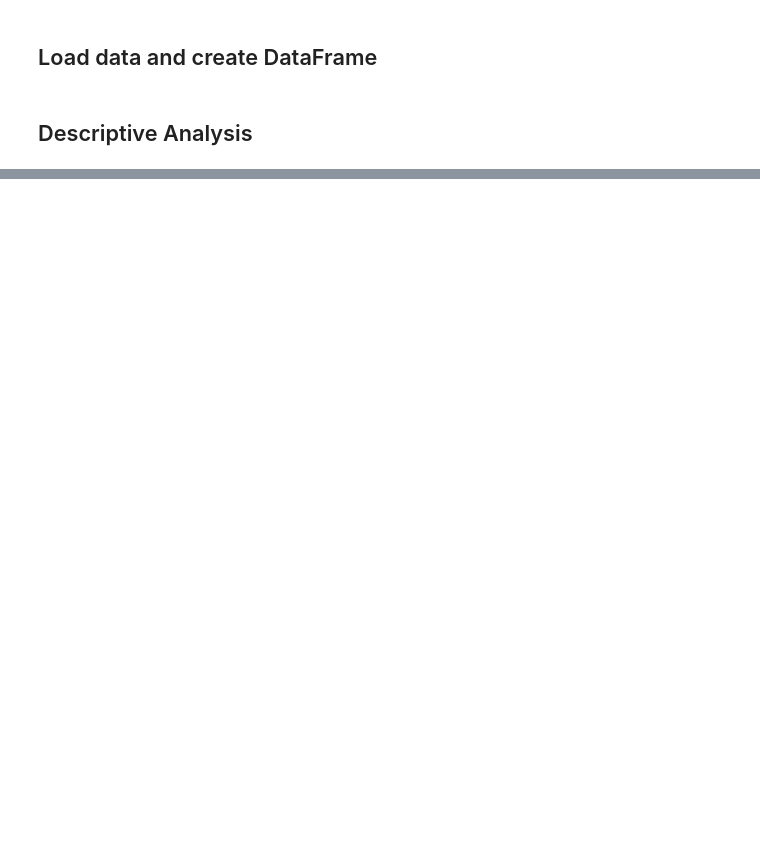
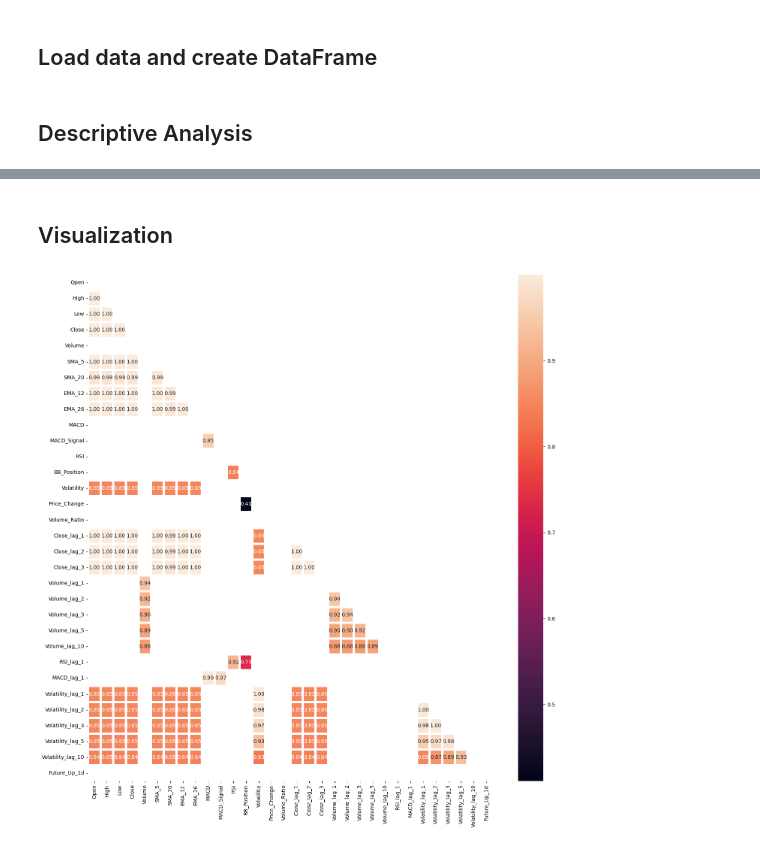
Before and after one commit to 4GeeksAcademy/sp-ml-20-final-project-g3, a Jupyter notebook: src/eda-obj1-english.ipynb, the cells around one changed output, grey strips where cells are left out. Cells and saved outputs as stored; diff of their text form; code cells hidden in the pictures; blank space fills up the shorter version.

```diff
--- a/src/eda-obj1-english.ipynb
+++ b/src/eda-obj1-english.ipynb
@@ -20,6 +106,15 @@ file_path = r"......"
 # %%
-# Read the parquet file using pandas
-df = pd.read_parquet(file_path, engine="pyarrow")
+# List Parquet files starting with 'data'
+all_files = glob.glob(os.path.join(path, 'data*.parquet'))
+# %%
+# Read each Parquet file and store it in a list of DataFrames
+df_list = []
+for filename in all_files:
+    df_part = pd.read_parquet(filename, engine='pyarrow')
+    df_list.append(df_part)
+# %%
+# Concatenate all DataFrames into a single DataFrame
+df = pd.concat(df_list, axis=0, ignore_index=True)
 # %% [markdown]
 ## Descriptive Analysis
 # %%
@@ -117,0 +220,9 @@ df.describe()
+# %%
+# Remove columns that will not be used initially for exploratory analysis or modeling.
+df = df.drop(['Date','Dividends', 'Stock Splits', 'SMA_10', 'SMA_50', 'MACD_Histogram', 'BB_Middle',
+              'BB_Upper', 'BB_Lower', 'BB_Width', 'Price_Change_5d', 'High_Low_Ratio', 'Open_Close_Ratio', 'Volume_SMA',
+              'Close_lag_5', 'Close_lag_10','Price_Change_lag_1', 'Price_Change_lag_2',
+              'Price_Change_lag_3', 'Price_Change_lag_5', 'Price_Change_lag_10', 'RSI_lag_2', 'RSI_lag_3', 'RSI_lag_5', 'RSI_lag_10',
+              'MACD_lag_2', 'MACD_lag_3', 'MACD_lag_5', 'MACD_lag_10', 'Future_Category_1d', 'Future_Return_5d',
+              'Future_Up_5d', 'Future_Category_5d', 'Future_Return_10d','Future_Up_10d', 'Future_Category_10d',
+              'Future_Return_20d', 'Future_Up_20d', 'Future_Category_20d','Future_Return_1d'], axis=1)
@@ -117,0 +271,21 @@ df.describe()
+# %% [markdown]
+## Visualization
+# %%
+# Create a DataFrame with only numeric columns (excluding 'Ticker')
+df_filtrado = df.drop(columns=['Ticker'])
+
+# Compute the correlation matrix for numeric variables
+corr_numerical = df_filtrado.corr(numeric_only=True)
+
+# Filter strong correlations and prepare the upper-triangle mask
+high_correlation = corr_numerical[corr_numerical.abs() > 0.40]
+mask = np.triu(np.ones_like(corr_numerical, dtype=bool))
+
+# Plot the heatmap of correlations
+fig, axis = plt.subplots(figsize=(15,15))
+sns.heatmap(high_correlation, annot=True, mask=mask, linewidths=3, fmt='.2f')
+
+plt.tight_layout()
+plt.show()
+# %% [output]
+[figure, added]
```
Also changed, not shown: parts of 33 cells of this notebook, 1 other file.
